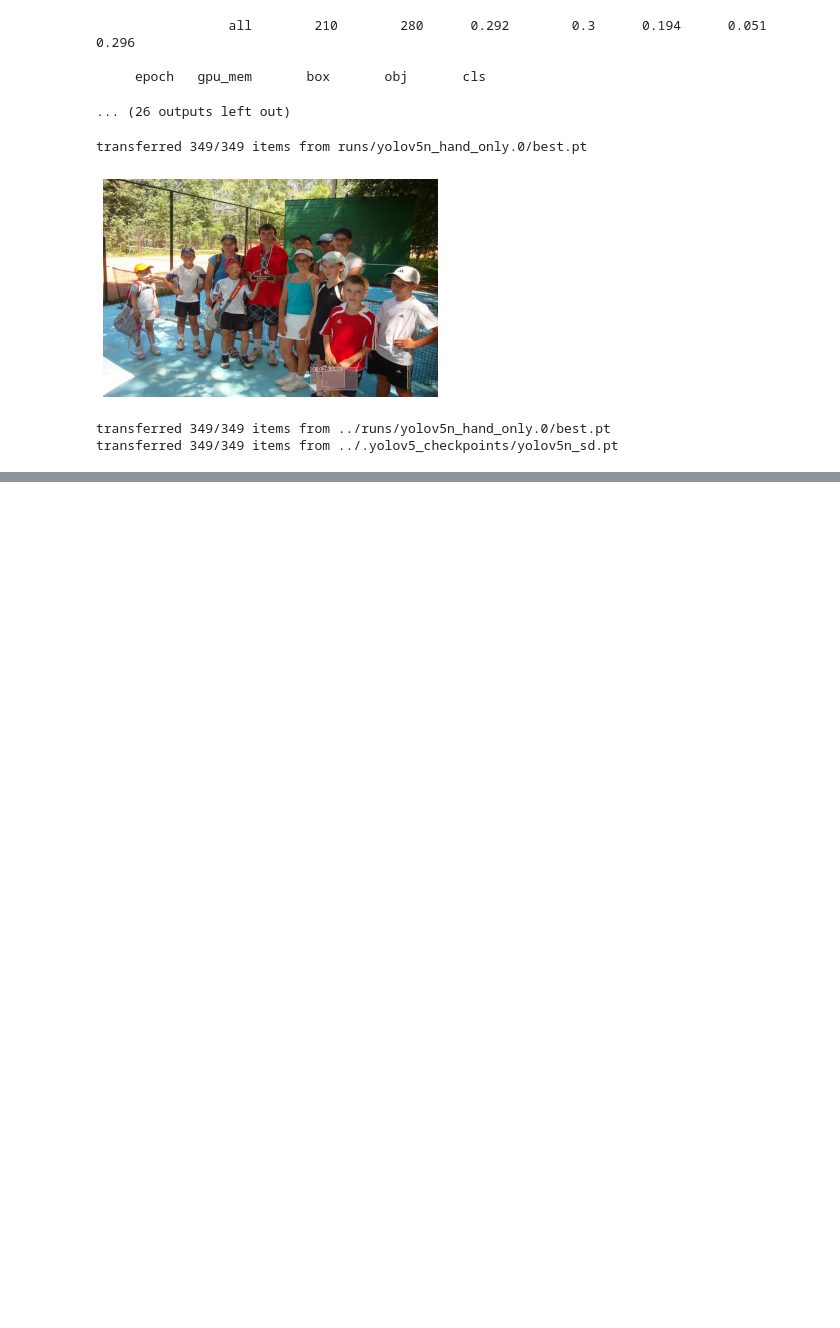
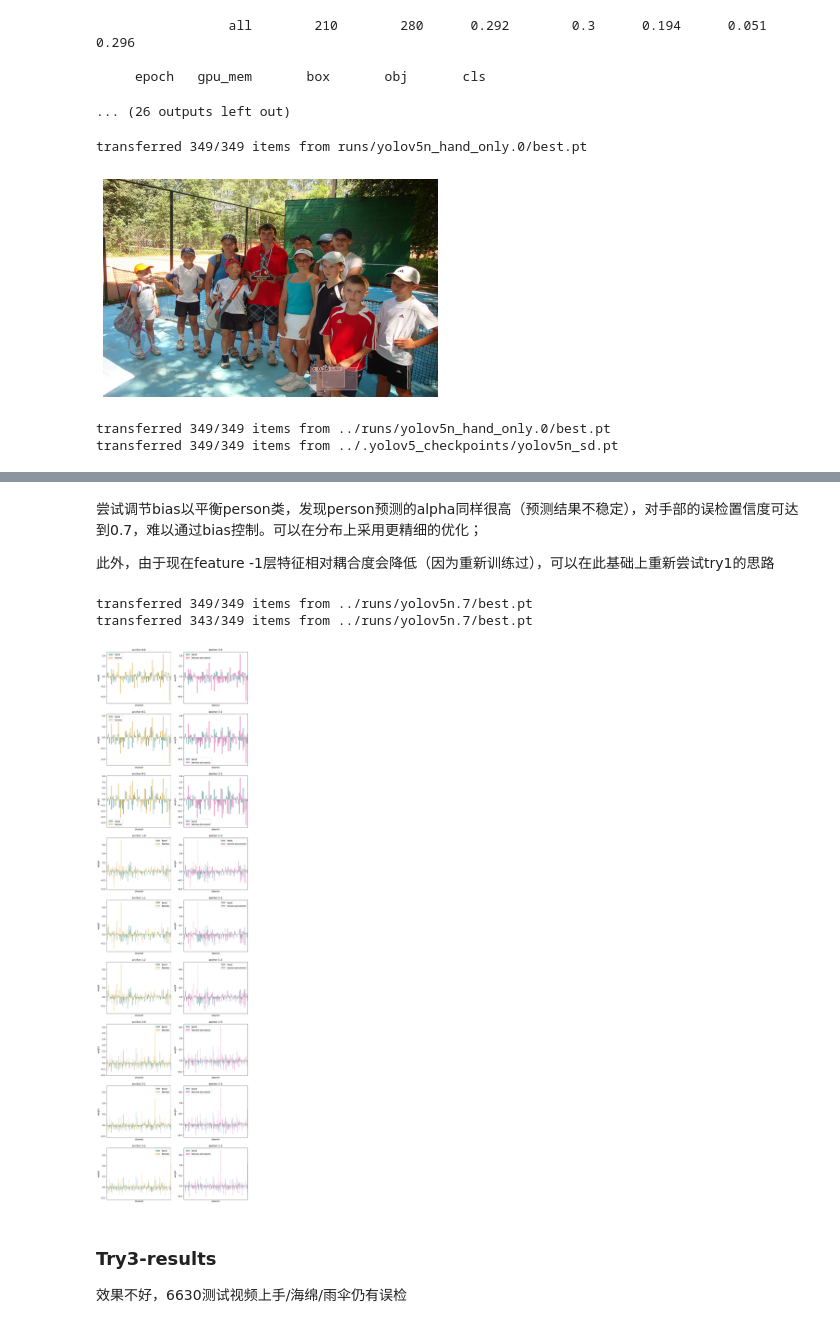
Before and after one commit to klrc/nano, a Jupyter notebook: experiments/issue_hand_detected_as_human.ipynb, the cells around one changed output, grey strips where cells are left out. Cells and saved outputs as stored; diff of their text form; code cells hidden in the pictures; blank space fills up the shorter version.

```diff
--- a/experiments/hand_det_issue.ipynb
+++ b/experiments/issue_hand_detected_as_human.ipynb
@@ -262,0 +319,80 @@ transferred 349/349 items from ../.yolov5_checkpoints/yolov5n_sd.pt
+# %% [markdown]
+尝试调节bias以平衡person类，发现person预测的alpha同样很高（预测结果不稳定），对手部的误检置信度可达到0.7，难以通过bias控制。可以在分布上采用更精细的优化；
+
+此外，由于现在feature -1层特征相对耦合度会降低（因为重新训练过），可以在此基础上重新尝试try1的思路
+# %%
+# Fuse
+import sys
+import torch
+import torch.nn as nn
+# import matplotlib
+# matplotlib.use('TkAgg')
+sys.path.append('..')
+import matplotlib.pyplot as plt
+import seaborn as sns
+import pandas as pd
+from object_detection.yolov5_ultralytics import yolov5n
+
+
+model = yolov5n(82, weights="../runs/yolov5n.7/best.pt").eval()
+new_model = yolov5n(80, weights="../runs/yolov5n.7/best.pt").eval()
+
+plot = True
+if plot:
+    plt.subplots(9, 2, figsize=(12, 48))
+
+for i in range(3):
+    # 85x3 channels each scale
+    for j in range(3):
+        hf = model.detect.m[i].weight.data[87*j+86].clone()
+        hf_bias = model.detect.m[i].bias.data[87*j+86].clone()
+        pf = model.detect.m[i].weight.data[87*j+5].clone()
+        pf_bias = model.detect.m[i].bias.data[87*j+5].clone()
+
+        # plot1
+        if plot:
+            d1 = pd.DataFrame(enumerate(hf.flatten().tolist()), columns=pd.Index(['channel', 'weight']))
+            d2 = pd.DataFrame(enumerate(pf.flatten().tolist()), columns=pd.Index(['channel', 'weight']))
+            plt.subplot(9, 2, 2*(i*3+j)+1)
+            sns.barplot(data=d1, x='channel', y='weight', color='teal', alpha=0.5, label='hand')
+            sns.barplot(data=d2, x='channel', y='weight', color='orange', alpha=0.5, label='human')
+            plt.title(f'anchor {i}-{j}')
+            plt.legend()
+            plt.xticks([])
+
+        # normalize & intersection
+        # negative = hf>0  # hand support
+        # hf = hf / hf.mean() * pf.mean()
+        hand_sup = torch.logical_and((hf>0), (pf>0))    # is hand & is human
+        pf[hand_sup] *= 0
+        hand_sup = torch.logical_and((hf>0), (pf<0))    # is hand & is not human
+        pf[hand_sup] -= hf[hand_sup]
+
+        # plot2
+        if plot:
+            d3 = pd.DataFrame(enumerate(pf.flatten().tolist()), columns=pd.Index(['channel', 'weight']))
+            plt.subplot(9, 2, 2*(i*3+j)+2)
+            sns.barplot(data=d1, x='channel', y='weight', color='teal', alpha=0.5, label='hand')
+            sns.barplot(data=d3, x='channel', y='weight', color='deeppink', alpha=0.5, label='human-processed')
+            plt.title(f'anchor {i}-{j}')
+            plt.legend()
+            plt.xticks([])
+
+        # fuse
+        new_model.detect.m[i].weight.data[85*j: 85*(j+1)] = model.detect.m[i].weight.data[87*j: 87*j+85]  # 0-5 85-90 170-175
+        new_model.detect.m[i].bias.data[85*j: 85*(j+1)] = model.detect.m[i].bias.data[87*j: 87*j+85]  # 0-5 85-90 170-175
+        new_model.detect.m[i].weight.data[85*j+5] = pf  # 0-5 85-90 170-175
+
+if plot:
+    plt.show()
+
+
+
+torch.save(new_model.state_dict(), '../runs/yolov5n.7/fuse.pt')
+# %% [output]
+transferred 349/349 items from ../runs/yolov5n.7/best.pt
+transferred 343/349 items from ../runs/yolov5n.7/best.pt
+[figure, added]
+# %% [markdown]
+### Try3-results
+效果不好，6630测试视频上手/海绵/雨伞仍有误检
```
Also changed, not shown: parts of 8 cells of this notebook, 20 other files.
